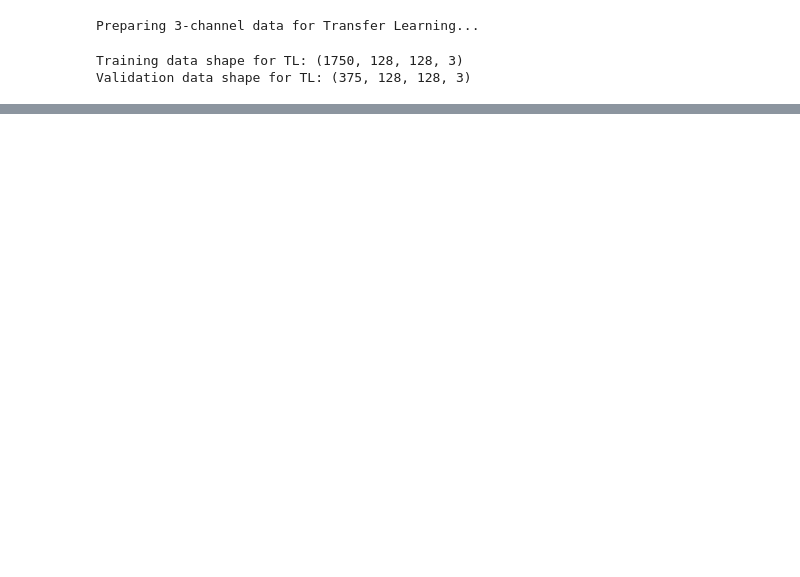
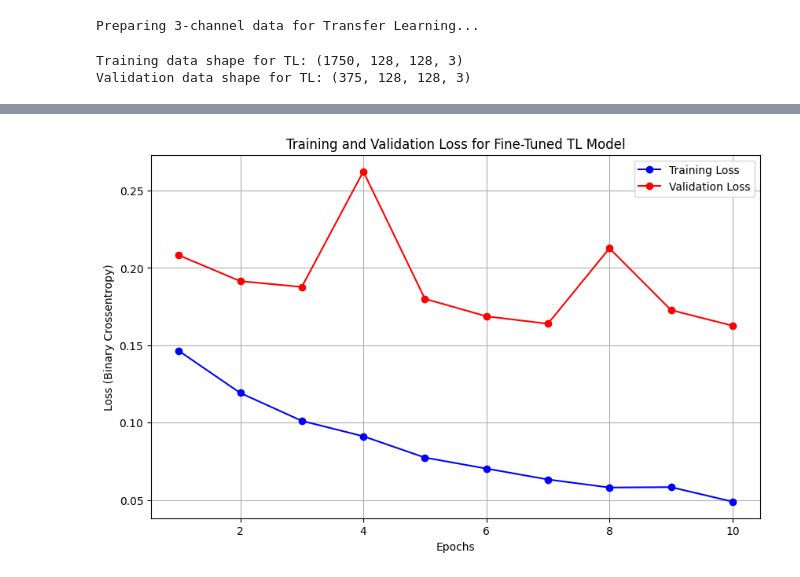
Before and after one commit to khadkadiwakar/Intercranial-Hemorrhage-Detection-, a Jupyter notebook: notebooks/2.0-model-prototyping.ipynb, the cells around one changed output, grey strips where cells are left out. Drawn from its saved outputs; the diff is of its cells as text; code cells hidden in the pictures; blank space fills up the shorter version.

```diff
--- a/notebooks/2.0-model-prototyping.ipynb
+++ b/notebooks/2.0-model-prototyping.ipynb
@@ -613,3 +648,8 @@ Confusion Matrix (Transfer Learning):
+# %%
+# history_fine_tune is the variable returned by model_tl.fit()
+plot_loss_curves(history_fine_tune, "Fine-Tuned TL Model")
+# %% [output]
+[figure, added]
 # %%
  #.....21. Create a data augmentation pipeline
 data_augmentation = Sequential([
```
Also changed, not shown: parts of 16 cells of this notebook, 1 other file.
